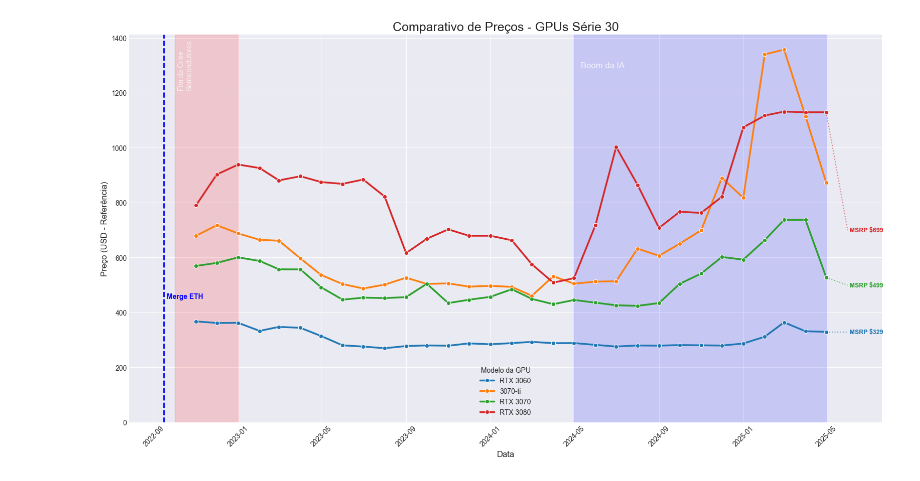
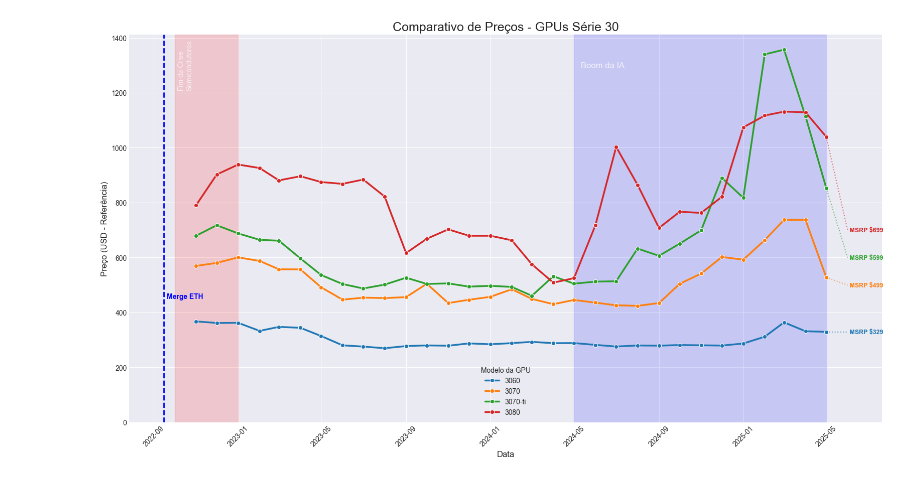
Before and after one commit to yegear1/SeleniumProject, a Jupyter notebook: data_analysis/Dashboard.ipynb, the cells around one changed output. Cells and saved outputs as stored; diff of their text form; code cells hidden in the pictures.

```diff
--- a/data_analysis/Dashboard.ipynb
+++ b/data_analysis/Dashboard.ipynb
@@ -33,19 +24,0 @@ plt.show()
-# %%
-df = pd.read_csv('3080_data.csv', header=None, names=['Modelo', 'Data', 'Preco'])
-
-df['Data'] = pd.to_datetime(df['Data'], errors='coerce')
-df['Preco'] = pd.to_numeric(df['Preco'], errors='coerce')
-
-print(df.head())
-
-modelo_desejado = 'RTX 3080'
-df_modelo = df[df['Modelo'] == modelo_desejado]
-
-plt.figure(figsize=(10, 6))
-sns.lineplot(data=df_modelo, x='Data', y='Preco', marker='o')
-plt.title(f'Grafico de preço - {modelo_desejado}')
-plt.xlabel('Data')
-plt.ylabel('Preço (R$)')
-plt.xticks(rotation=45)
-plt.tight_layout()
-plt.show()
@@ -106,11 +65,13 @@ Modelos encontrados no DataFrame:
 # %%
+
+
 # 5. Criar o gráfico com todas as linhas
 plt.style.use('seaborn-v0_8-darkgrid') # Usando um estilo escuro
 #lt.figure(figsize=(14, 8)) # Aumentei o tamanho para melhor visualização
 fig, ax = plt.subplots(figsize=(16, 9)) # Figura maior para comportar as anotações
 
 sns.lineplot(
-    data=df_completo,
+    data=df,
     x='Data',
     y='Preco',
     hue='Modelo',  # Cria uma linha para cada 'Modelo'
@@ -123,34 +84,34 @@ sns.lineplot(
 ax.axvspan(pd.to_datetime('2022-10-01'), pd.to_datetime('2023-01-01'), color='red', alpha=0.15)
 ax.text(pd.to_datetime('2022-10-01') + pd.DateOffset(days=5), 1300, 'Fim da Crise\nSemicondutores', rotation=90, verticalalignment='center', fontsize=10, color='white', alpha=0.7)
 
 # Evento: Merge do Ethereum
 ax.axvline(x=pd.to_datetime('2022-09-15'), color='blue', linestyle='--', linewidth=2)
 ax.text(pd.to_datetime('2022-09-20'), 450, 'Merge ETH', fontsize=10, color='blue', weight='bold')
 
 # Período: Boom da IA
-ax.axvspan(pd.to_datetime('2024-05-01'), df_completo['Data'].max(), color='blue', alpha=0.15)
+ax.axvspan(pd.to_datetime('2024-05-01'), df['Data'].max(), color='blue', alpha=0.15)
 ax.text(pd.to_datetime('2024-05-11'), 1300, 'Boom da IA', verticalalignment='center', fontsize=12, color='white', alpha=0.8)
 
 # --- ANOTAÇÕES DE MSRP (MÉTODO ELEGANTE) ---
-msrp_data = {'RTX 3060': 329, 'RTX 3070': 499, 'RTX 3070-ti': 599, 'RTX 3080': 699}
+msrp_data = {'3060': 329, '3070': 499, '3070-ti': 599, '3080': 699}
 cores_das_linhas = {line.get_label(): line.get_color() for line in ax.get_lines() if line.get_label() in msrp_data}
 
 for modelo, msrp in msrp_data.items():
-    df_modelo = df_completo[df_completo['Modelo'] == modelo]
+    df_modelo = df[df['Modelo'] == modelo]
     if not df_modelo.empty:
         ultimo_ponto = df_modelo.iloc[-1]
         ax.text(ultimo_ponto['Data'] + pd.DateOffset(months=1), msrp, f" MSRP ${msrp}", color=cores_das_linhas.get(modelo, 'white'), fontsize=9, weight='bold', verticalalignment='center')
         ax.plot([ultimo_ponto['Data'], ultimo_ponto['Data'] + pd.DateOffset(months=1)], [ultimo_ponto['Preco'], msrp], linestyle=':', color=cores_das_linhas.get(modelo, 'white'), alpha=0.6)
 
 
 # 6. Melhorar o visual do gráfico
 plt.title('Comparativo de Preços - GPUs Série 30', fontsize=18)
 plt.xlabel('Data', fontsize=12)
 plt.ylabel('Preço (USD - Referência)', fontsize=12)
 ax.set_ylim(bottom=0) # Garante que o eixo Y comece em 0
 ax.tick_params(axis='x', rotation=45)
 plt.legend(title='Modelo da GPU') # Melhora a legenda
 plt.tight_layout() # Ajusta o layout para não cortar os rótulos
 plt.show()
 # %% [output]
-[figure, old version]
+[figure, new version]
```
Also changed, not shown: parts of 4 cells of this notebook, 1 other file.
